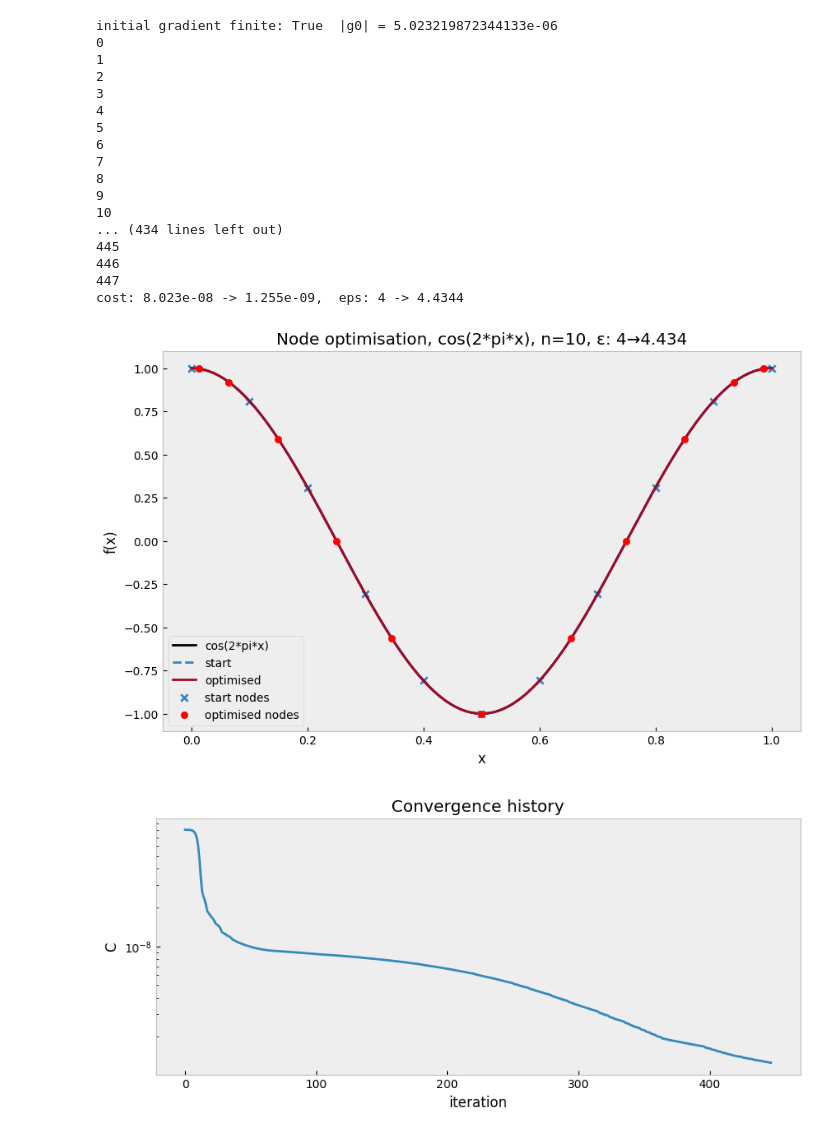
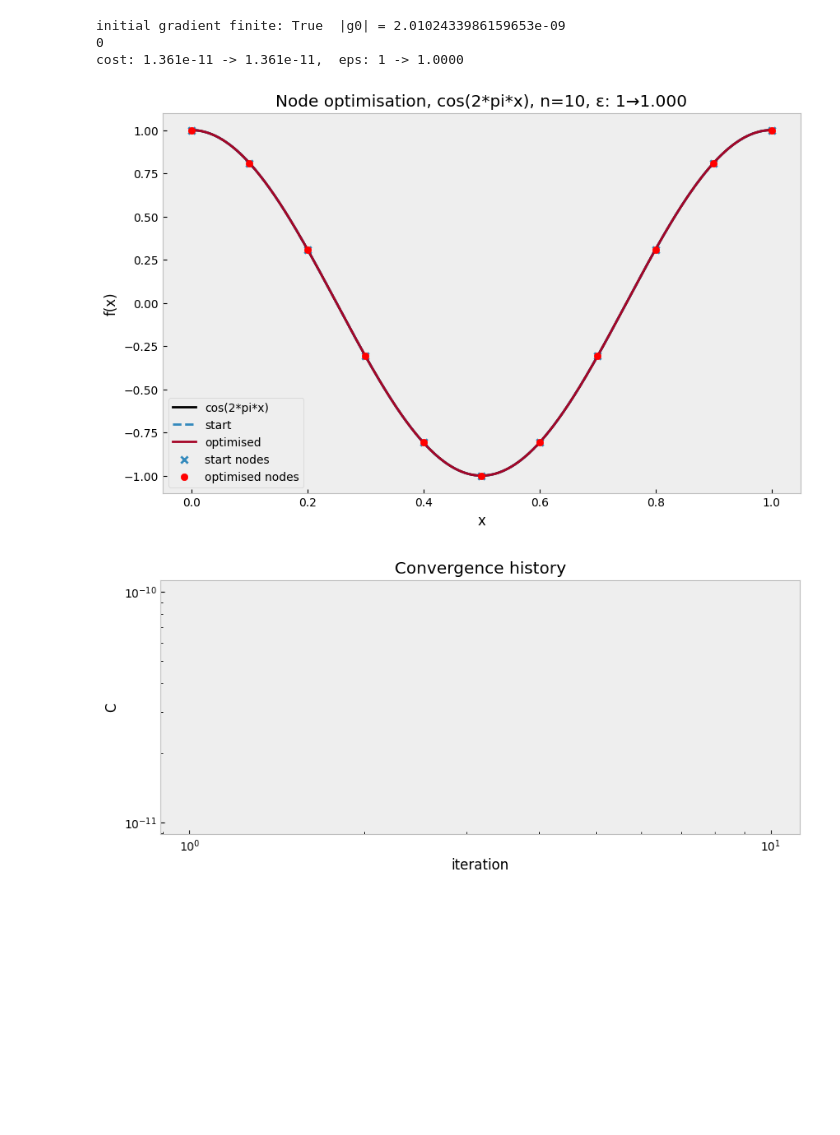
Before and after one commit to Akaada/TMA4215_NumericalMathematics_project1, a Jupyter notebook: taske.ipynb, the cells around one changed output. Cells and saved outputs as stored; diff of their text form; code cells hidden in the pictures; blank space fills up the shorter version.

```diff
--- a/taske.ipynb
+++ b/taske.ipynb
@@ -27,25 +27,11 @@ cost: 5.984e-02 -> 1.824e-06,  eps: 2.0 -> 1.2879
 # %%
-x_opt, eps_opt, c0, c1, hist = optimize_nodes(f_cos_torch, 0, 1.0, epsilon=4, n=10,iters=5000)
+x_opt, eps_opt, c0, c1, hist = optimize_nodes(f_cos_torch, 0, 1.0, epsilon=1, n=10,iters=5000)
 # %% [output]
-initial gradient finite: True  |g0| = 5.023219872344133e-06
+initial gradient finite: True  |g0| = 2.0102433986159653e-09
 0
-1
-2
-3
-4
-5
-6
-7
-8
-9
-10
-... (434 lines left out)
-445
-446
-447
-cost: 8.023e-08 -> 1.255e-09,  eps: 4 -> 4.4344
+cost: 1.361e-11 -> 1.361e-11,  eps: 1 -> 1.0000
-[figure, old version]
+[figure, new version]
-[figure, old version]
+[figure, new version]
 # %%
 x_opt, eps_opt, c0, c1, hist = optimize_nodes(f_expsin_torch, -1.0, 1.0, epsilon=2.0, n=10,iters=5000)
 # %% [output]
```
Also changed, not shown: parts of 2 cells of this notebook, 5 other files.
